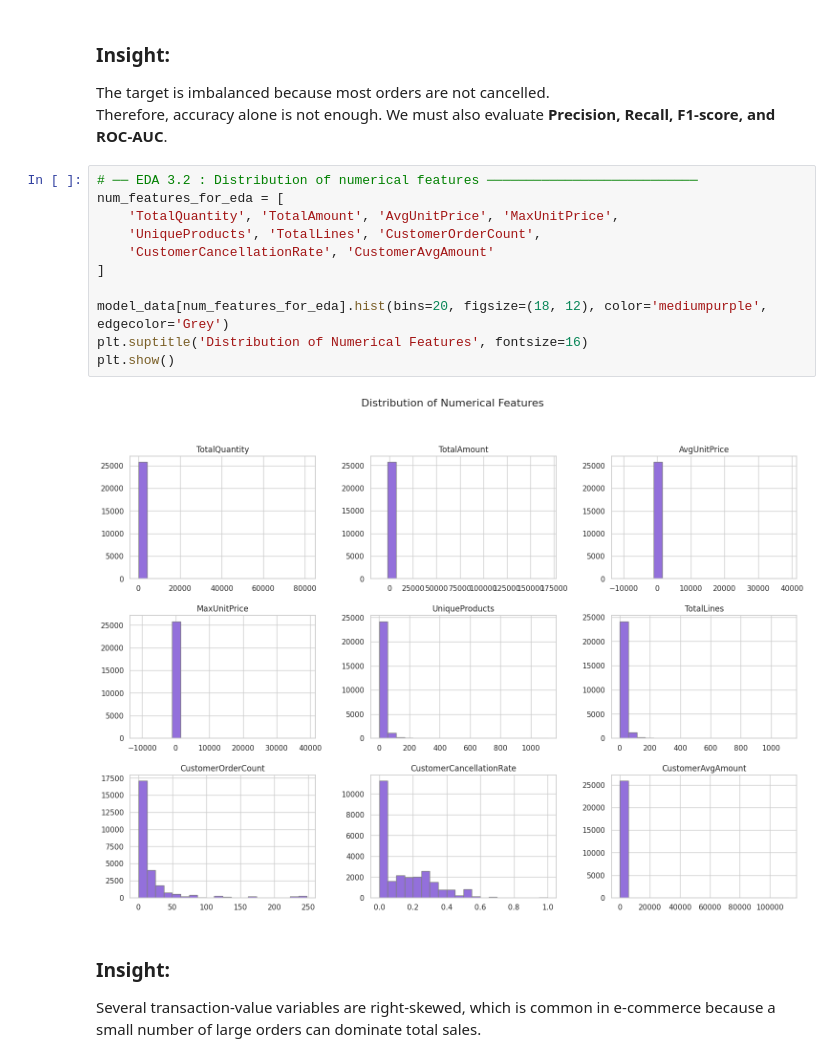
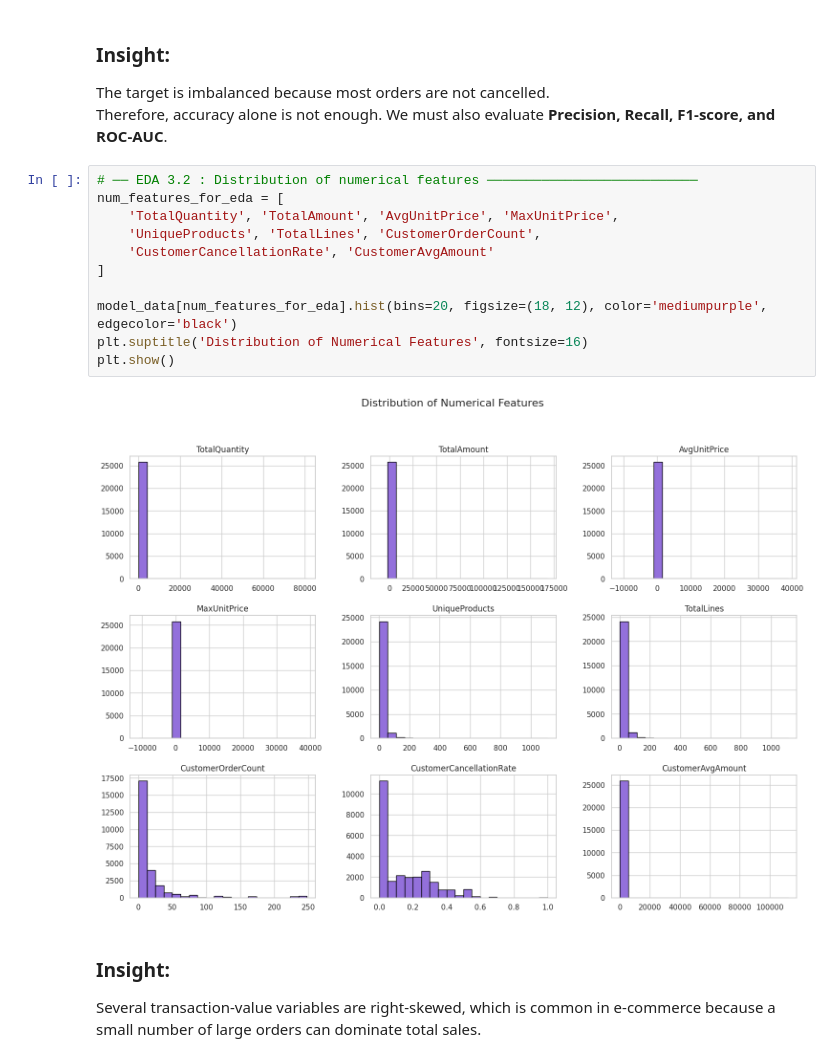
Before and after one commit to amit-sikder/MIS444_Project_Ecommerce_Order_Cancellation_Risk_Prediction, a Jupyter notebook: 23204350_Amit_Sikder_MIS444_Ecommerce_Order_Cancellation_Risk_Prediction_Project.ipynb, the cells around one changed output. Drawn from its saved outputs; the diff is of its cells as text.

```diff
--- a/23204350_Amit_Sikder_MIS444_Ecommerce_Order_Cancellation_Risk_Prediction_Project.ipynb
+++ b/23204350_Amit_Sikder_MIS444_Ecommerce_Order_Cancellation_Risk_Prediction_Project.ipynb
@@ -350,16 +352,16 @@ Therefore, accuracy alone is not enough. We must also evaluate **Precision, Reca
 # %%
 # ── EDA 3.2 : Distribution of numerical features ───────────────────────────
 num_features_for_eda = [
     'TotalQuantity', 'TotalAmount', 'AvgUnitPrice', 'MaxUnitPrice',
     'UniqueProducts', 'TotalLines', 'CustomerOrderCount',
     'CustomerCancellationRate', 'CustomerAvgAmount'
 ]
 
-model_data[num_features_for_eda].hist(bins=20, figsize=(18, 12), color='mediumpurple', edgecolor='Grey')
+model_data[num_features_for_eda].hist(bins=20, figsize=(18, 12), color='mediumpurple', edgecolor='black')
 plt.suptitle('Distribution of Numerical Features', fontsize=16)
 plt.show()
 # %% [output]
-[figure, old version]
+[figure, new version]
 # %% [markdown]
 ### Insight:
 Several transaction-value variables are right-skewed, which is common in e-commerce because a small number of large orders can dominate total sales.
```
Also changed, not shown: parts of 1 cell of this notebook.
